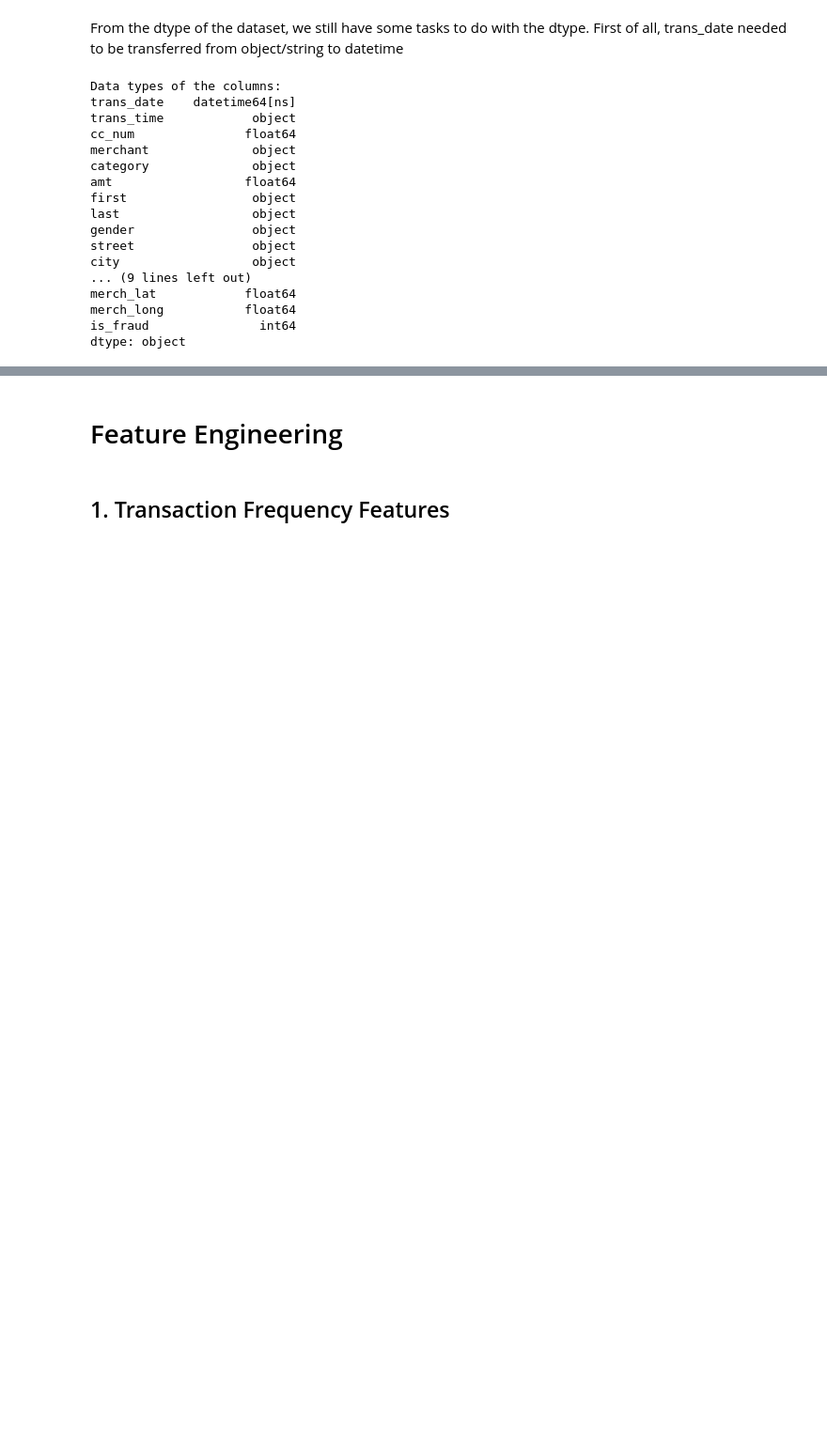
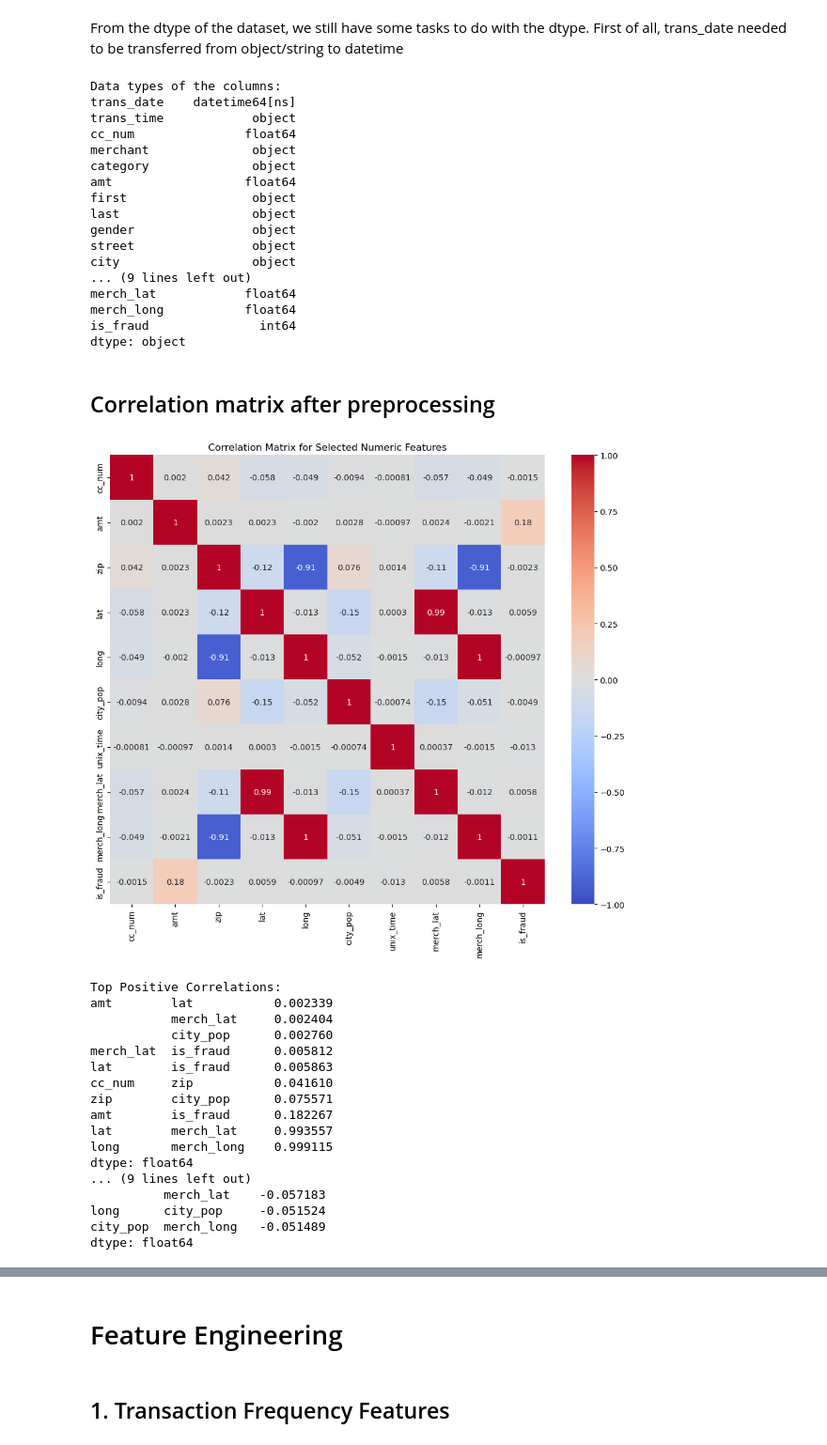
Before and after one commit to SSIN0045/TechnologyInnovationProject, a Jupyter notebook: Modelling.ipynb, the cells around one changed output, grey strips where cells are left out. Shown at 94% size. Drawn from its saved outputs; the diff is of its cells as text; code cells hidden in the pictures; blank space fills up the shorter version.

```diff
--- a/Modelling.ipynb
+++ b/Modelling.ipynb
@@ -150,3 +150,57 @@ merch_lat            float64
 merch_long           float64
 is_fraud               int64
 dtype: object
+# %% [markdown]
+## Correlation matrix after preprocessing
+# %%
+# Ensure all necessary libraries are imported
+import pandas as pd
+import numpy as np
+import matplotlib.pyplot as plt
+import seaborn as sns
+
+# Assume df is your DataFrame
+
+# Ensure 'amt' is numeric and convert if necessary
+df['amt'] = pd.to_numeric(df['amt'], errors='coerce')
+
+# Select only numeric columns for correlation calculation
+numeric_columns = ['cc_num', 'amt', 'zip', 'lat', 'long', 'city_pop', 'unix_time', 'merch_lat', 'merch_long', 'is_fraud']
+df_numeric = df[numeric_columns]
+
+# Calculate the correlation matrix
+corr_matrix = df_numeric.corr()
+
+# Plotting the correlation matrix
+plt.figure(figsize=(12, 10))
+sns.heatmap(corr_matrix, annot=True, cmap='coolwarm', vmin=-1, vmax=1)
+plt.title('Correlation Matrix for Selected Numeric Features')
+plt.show()
+
+## To see which features have positive correlations
+
+# Display the top positive and negative correlations
+print("Top Positive Correlations:")
+print(sorted_corr_pairs[sorted_corr_pairs > 0].tail(10))  # Display top 10 positive correlations
+
+print("\nTop Negative Correlations:")
+print(sorted_corr_pairs[sorted_corr_pairs < 0].head(10))  # Display top 10 negative correlations
+# %% [output]
+[figure, added]
+Top Positive Correlations:
+amt        lat           0.002339
+           merch_lat     0.002404
+           city_pop      0.002760
+merch_lat  is_fraud      0.005812
+lat        is_fraud      0.005863
+cc_num     zip           0.041610
+zip        city_pop      0.075571
+amt        is_fraud      0.182267
+lat        merch_lat     0.993557
+long       merch_long    0.999115
+dtype: float64
+... (9 lines left out)
+          merch_lat    -0.057183
+long      city_pop     -0.051524
+city_pop  merch_long   -0.051489
+dtype: float64
```
Also changed, not shown: parts of 20 cells of this notebook, 1 other file.
